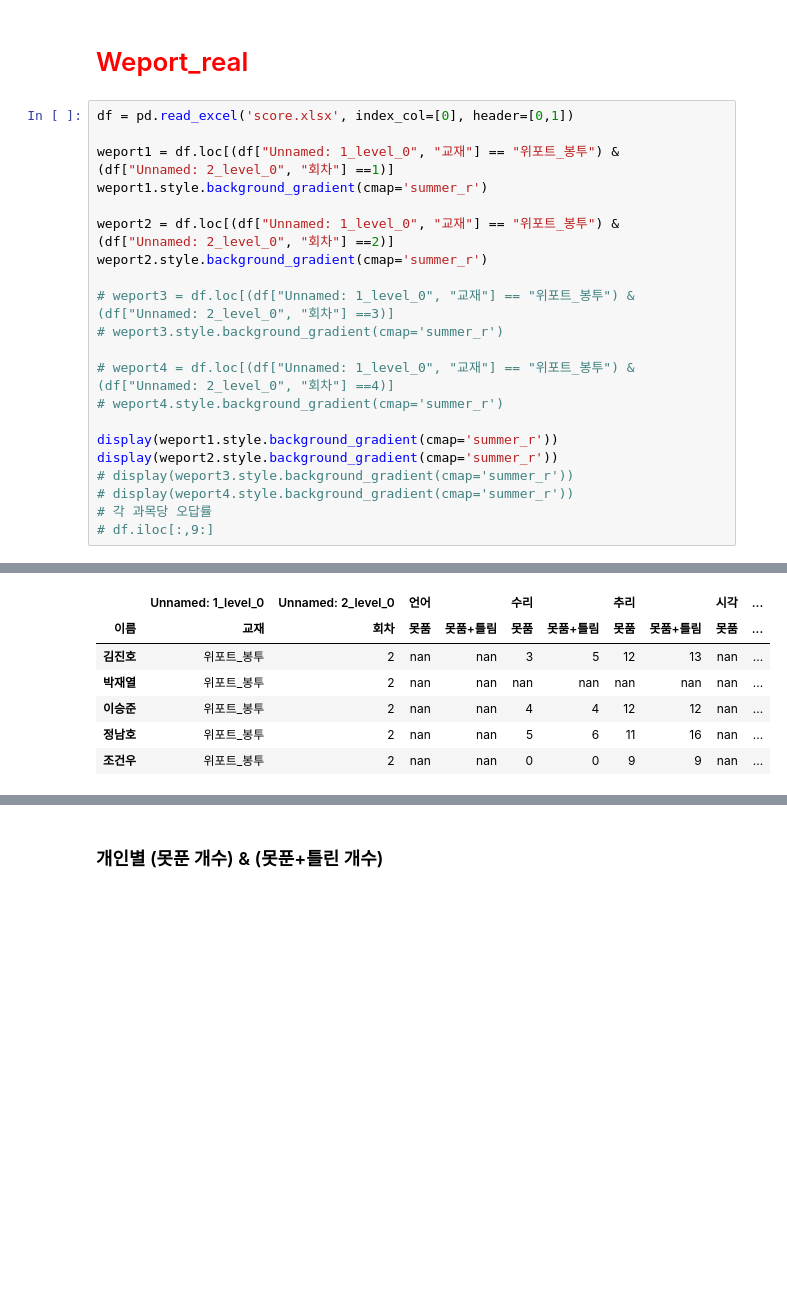
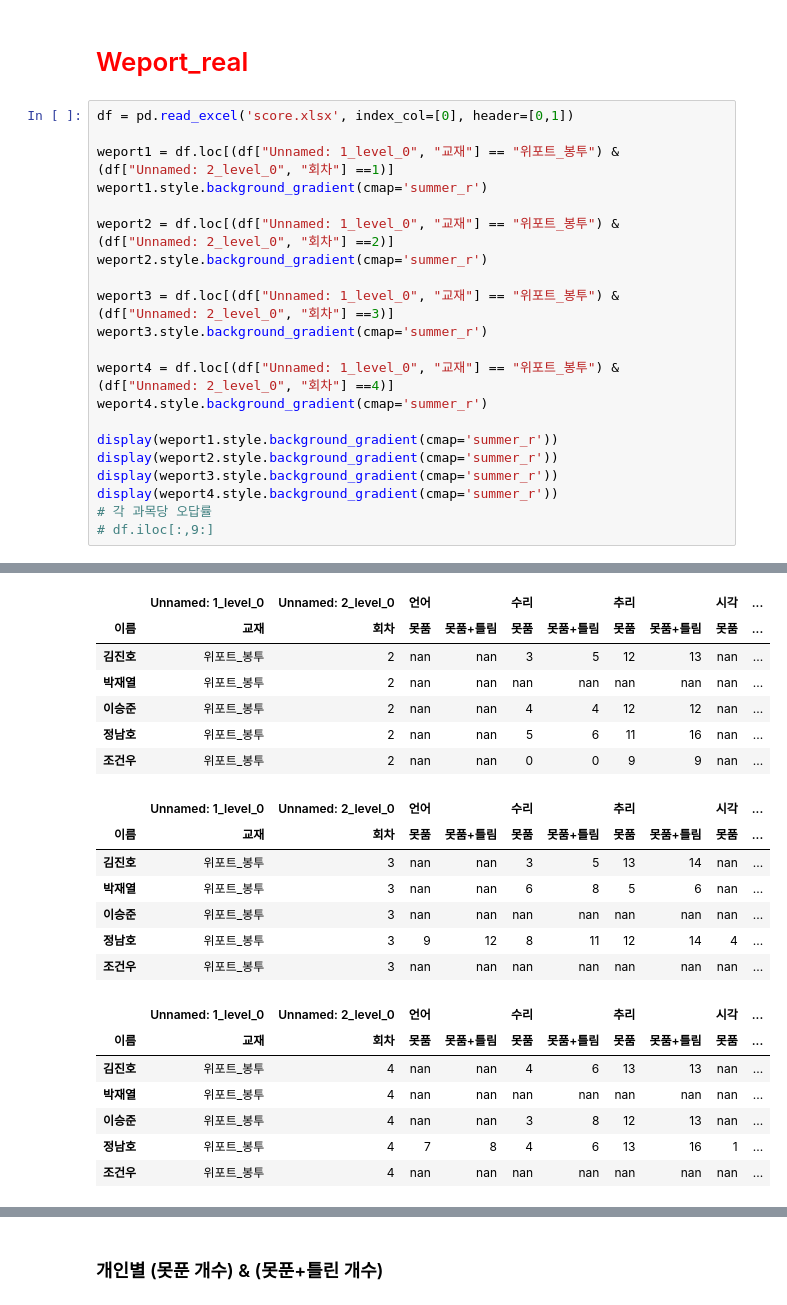
Before and after one commit to jeongnamho/gsat, a Jupyter notebook: 20_second/weport_real.ipynb, the cells around one changed output, grey strips where cells are left out. Saved outputs shown, nothing was run; the diff lists cells and outputs as text; blank space fills up the shorter version.

```diff
--- a/20_second/weport_real.ipynb
+++ b/20_second/weport_real.ipynb
@@ -50,39 +50,53 @@ df.style.set_properties(subset=[("언어", "못품+틀림"), ("수리", "못품+
 # %%
 df = pd.read_excel('score.xlsx', index_col=[0], header=[0,1])
 
 weport1 = df.loc[(df["Unnamed: 1_level_0", "교재"] == "위포트_봉투") & (df["Unnamed: 2_level_0", "회차"] ==1)]
 weport1.style.background_gradient(cmap='summer_r')
 
 weport2 = df.loc[(df["Unnamed: 1_level_0", "교재"] == "위포트_봉투") & (df["Unnamed: 2_level_0", "회차"] ==2)]
 weport2.style.background_gradient(cmap='summer_r')
 
-# weport3 = df.loc[(df["Unnamed: 1_level_0", "교재"] == "위포트_봉투") & (df["Unnamed: 2_level_0", "회차"] ==3)]
-# weport3.style.background_gradient(cmap='summer_r')
+weport3 = df.loc[(df["Unnamed: 1_level_0", "교재"] == "위포트_봉투") & (df["Unnamed: 2_level_0", "회차"] ==3)]
+weport3.style.background_gradient(cmap='summer_r')
 
-# weport4 = df.loc[(df["Unnamed: 1_level_0", "교재"] == "위포트_봉투") & (df["Unnamed: 2_level_0", "회차"] ==4)]
-# weport4.style.background_gradient(cmap='summer_r')
+weport4 = df.loc[(df["Unnamed: 1_level_0", "교재"] == "위포트_봉투") & (df["Unnamed: 2_level_0", "회차"] ==4)]
+weport4.style.background_gradient(cmap='summer_r')
 
 display(weport1.style.background_gradient(cmap='summer_r'))
 display(weport2.style.background_gradient(cmap='summer_r'))
-# display(weport3.style.background_gradient(cmap='summer_r'))
-# display(weport4.style.background_gradient(cmap='summer_r'))
+display(weport3.style.background_gradient(cmap='summer_r'))
+display(weport4.style.background_gradient(cmap='summer_r'))
 # 각 과목당 오답률
 # df.iloc[:,9:]
 # %% [output]
 |  | Unnamed: 1_level_0 | Unnamed: 2_level_0 | 언어 |  | 수리 |  | 추리 |  | 시각 | ... |
 | 이름 | 교재 | 회차 | 못품 | 못품+틀림 | 못품 | 못품+틀림 | 못품 | 못품+틀림 | 못품 | ... |
 | 김진호 | 위포트_봉투 | 1 | nan | nan | 4 | 5 | 9 | 11 | nan | ... |
 | 박재열 | 위포트_봉투 | 1 | nan | nan | nan | nan | nan | nan | nan | ... |
 | 이승준 | 위포트_봉투 | 1 | nan | nan | 2 | 4 | 7 | 7 | nan | ... |
 | 정남호 | 위포트_봉투 | 1 | nan | nan | 4 | 8 | 10 | 10 | nan | ... |
 | 조건우 | 위포트_봉투 | 1 | nan | nan | 1 | 5 | 8 | 9 | nan | ... |
 |  | Unnamed: 1_level_0 | Unnamed: 2_level_0 | 언어 |  | 수리 |  | 추리 |  | 시각 | ... |
 | 이름 | 교재 | 회차 | 못품 | 못품+틀림 | 못품 | 못품+틀림 | 못품 | 못품+틀림 | 못품 | ... |
 | 김진호 | 위포트_봉투 | 2 | nan | nan | 3 | 5 | 12 | 13 | nan | ... |
 | 박재열 | 위포트_봉투 | 2 | nan | nan | nan | nan | nan | nan | nan | ... |
 | 이승준 | 위포트_봉투 | 2 | nan | nan | 4 | 4 | 12 | 12 | nan | ... |
 | 정남호 | 위포트_봉투 | 2 | nan | nan | 5 | 6 | 11 | 16 | nan | ... |
 | 조건우 | 위포트_봉투 | 2 | nan | nan | 0 | 0 | 9 | 9 | nan | ... |
+|  | Unnamed: 1_level_0 | Unnamed: 2_level_0 | 언어 |  | 수리 |  | 추리 |  | 시각 | ... |
+| 이름 | 교재 | 회차 | 못품 | 못품+틀림 | 못품 | 못품+틀림 | 못품 | 못품+틀림 | 못품 | ... |
+| 김진호 | 위포트_봉투 | 3 | nan | nan | 3 | 5 | 13 | 14 | nan | ... |
+| 박재열 | 위포트_봉투 | 3 | nan | nan | 6 | 8 | 5 | 6 | nan | ... |
+| 이승준 | 위포트_봉투 | 3 | nan | nan | nan | nan | nan | nan | nan | ... |
+| 정남호 | 위포트_봉투 | 3 | 9 | 12 | 8 | 11 | 12 | 14 | 4 | ... |
+| 조건우 | 위포트_봉투 | 3 | nan | nan | nan | nan | nan | nan | nan | ... |
+|  | Unnamed: 1_level_0 | Unnamed: 2_level_0 | 언어 |  | 수리 |  | 추리 |  | 시각 | ... |
+| 이름 | 교재 | 회차 | 못품 | 못품+틀림 | 못품 | 못품+틀림 | 못품 | 못품+틀림 | 못품 | ... |
+| 김진호 | 위포트_봉투 | 4 | nan | nan | 4 | 6 | 13 | 13 | nan | ... |
+| 박재열 | 위포트_봉투 | 4 | nan | nan | nan | nan | nan | nan | nan | ... |
+| 이승준 | 위포트_봉투 | 4 | nan | nan | 3 | 8 | 12 | 13 | nan | ... |
+| 정남호 | 위포트_봉투 | 4 | 7 | 8 | 4 | 6 | 13 | 16 | 1 | ... |
+| 조건우 | 위포트_봉투 | 4 | nan | nan | nan | nan | nan | nan | nan | ... |
 # %%
 weport1_nonreplied = weport1.iloc[:,[2,4,6,8]]
 weport1_total = weport1.iloc[:,[3,5,7,9]]
```
Also changed, not shown: parts of 4 cells of this notebook, 1 other file.
